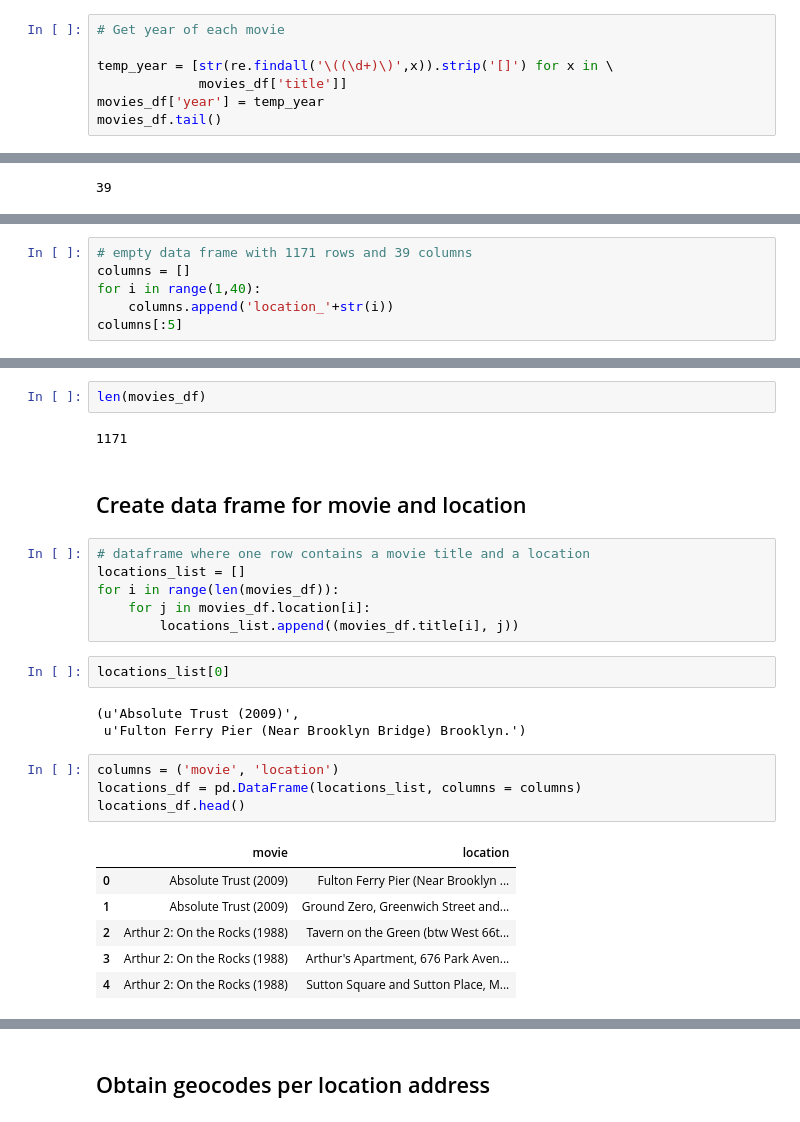
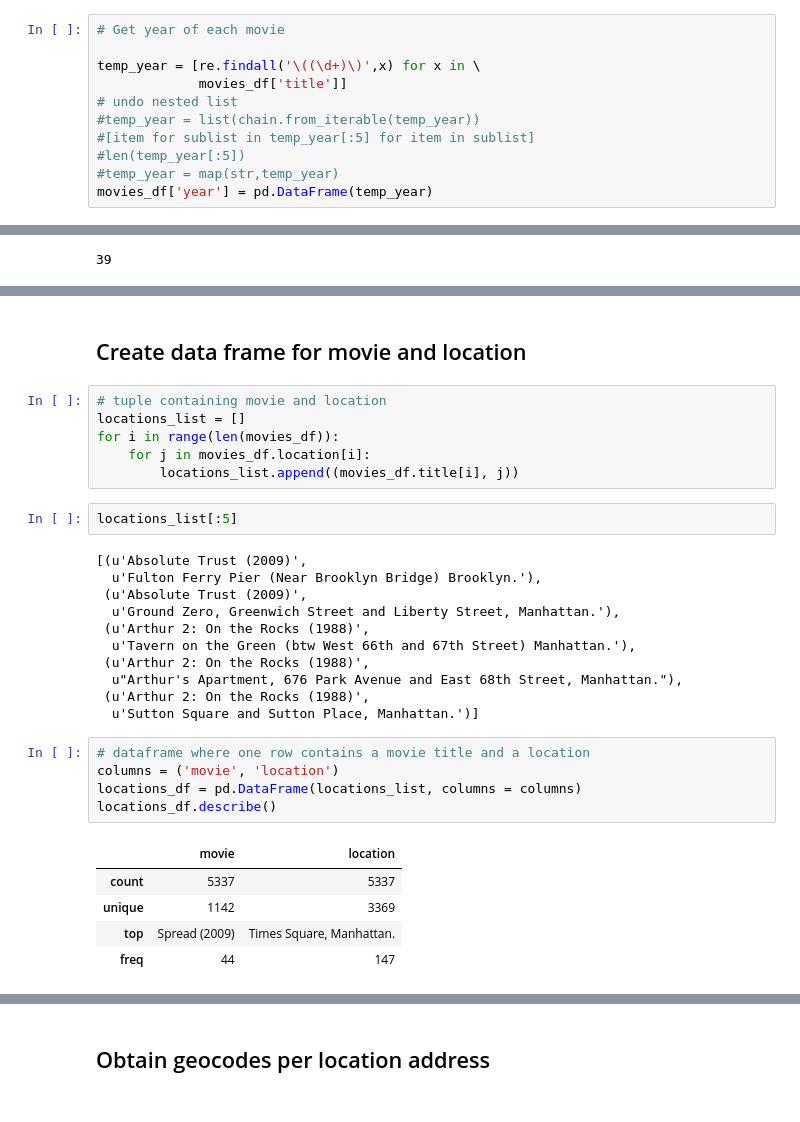
Before and after one commit to nycdatasci/bootcamp005_project, a Jupyter notebook: Project3-WebScraping/IsmaelJaimeCruz/NYC Movies Locations.ipynb, the cells around one changed output, grey strips where cells are left out. Saved outputs shown, nothing was run; the diff lists cells and outputs as text.

```diff
--- a/Project3-WebScraping/IsmaelJaimeCruz/NYC Movies Locations.ipynb
+++ b/Project3-WebScraping/IsmaelJaimeCruz/NYC Movies Locations.ipynb
@@ -95,7 +98,11 @@ movies_df.describe()
 # %%
 # Get year of each movie
 
-temp_year = [str(re.findall('\((\d+)\)',x)).strip('[]') for x in \
+temp_year = [re.findall('\((\d+)\)',x) for x in \
              movies_df['title']]
-movies_df['year'] = temp_year
-movies_df.tail()
+# undo nested list
+#temp_year = list(chain.from_iterable(temp_year))
+#[item for sublist in temp_year[:5] for item in sublist]
+#len(temp_year[:5])
+#temp_year = map(str,temp_year)
+movies_df['year'] = pd.DataFrame(temp_year)
@@ -133,6 +130,0 @@ movies_df[movies_df['location'].apply(len) == 39]
-# %%
-# empty data frame with 1171 rows and 39 columns
-columns = []
-for i in range(1,40):
-    columns.append('location_'+str(i))
-columns[:5]
@@ -153,28 +131,32 @@ locations2_df.head()
-# %%
-len(movies_df)
-# %% [output]
-1171
 # %% [markdown]
 ## Create data frame for movie and location
 # %%
-# dataframe where one row contains a movie title and a location
+# tuple containing movie and location
 locations_list = []
 for i in range(len(movies_df)):
     for j in movies_df.location[i]:
         locations_list.append((movies_df.title[i], j))
 # %%
-locations_list[0]
+locations_list[:5]
 # %% [output]
-(u'Absolute Trust (2009)',
- u'Fulton Ferry Pier (Near Brooklyn Bridge) Brooklyn.')
+[(u'Absolute Trust (2009)',
+  u'Fulton Ferry Pier (Near Brooklyn Bridge) Brooklyn.'),
+ (u'Absolute Trust (2009)',
+  u'Ground Zero, Greenwich Street and Liberty Street, Manhattan.'),
+ (u'Arthur 2: On the Rocks (1988)',
+  u'Tavern on the Green (btw West 66th and 67th Street) Manhattan.'),
+ (u'Arthur 2: On the Rocks (1988)',
+  u"Arthur's Apartment, 676 Park Avenue and East 68th Street, Manhattan."),
+ (u'Arthur 2: On the Rocks (1988)',
+  u'Sutton Square and Sutton Place, Manhattan.')]
 # %%
+# dataframe where one row contains a movie title and a location
 columns = ('movie', 'location')
 locations_df = pd.DataFrame(locations_list, columns = columns)
-locations_df.head()
+locations_df.describe()
 # %% [output]
 |  | movie | location |
-| 0 | Absolute Trust (2009) | Fulton Ferry Pier (Near Brooklyn ... |
-| 1 | Absolute Trust (2009) | Ground Zero, Greenwich Street and... |
-| 2 | Arthur 2: On the Rocks (1988) | Tavern on the Green (btw West 66t... |
-| 3 | Arthur 2: On the Rocks (1988) | Arthur's Apartment, 676 Park Aven... |
-| 4 | Arthur 2: On the Rocks (1988) | Sutton Square and Sutton Place, M... |
+| count | 5337 | 5337 |
+| unique | 1142 | 3369 |
+| top | Spread (2009) | Times Square, Manhattan. |
+| freq | 44 | 147 |
```
Also changed, not shown: parts of 35 cells of this notebook, 1 other file.
